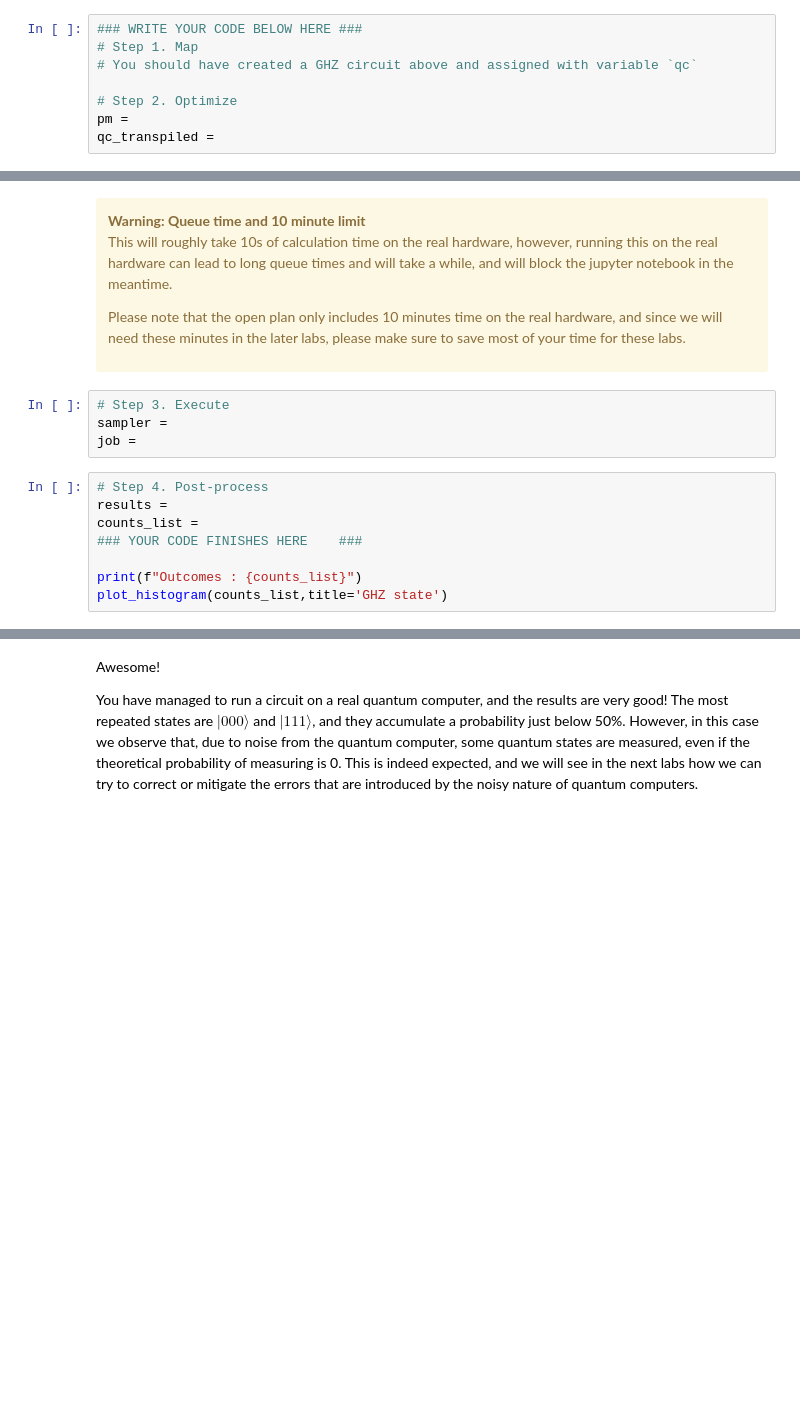
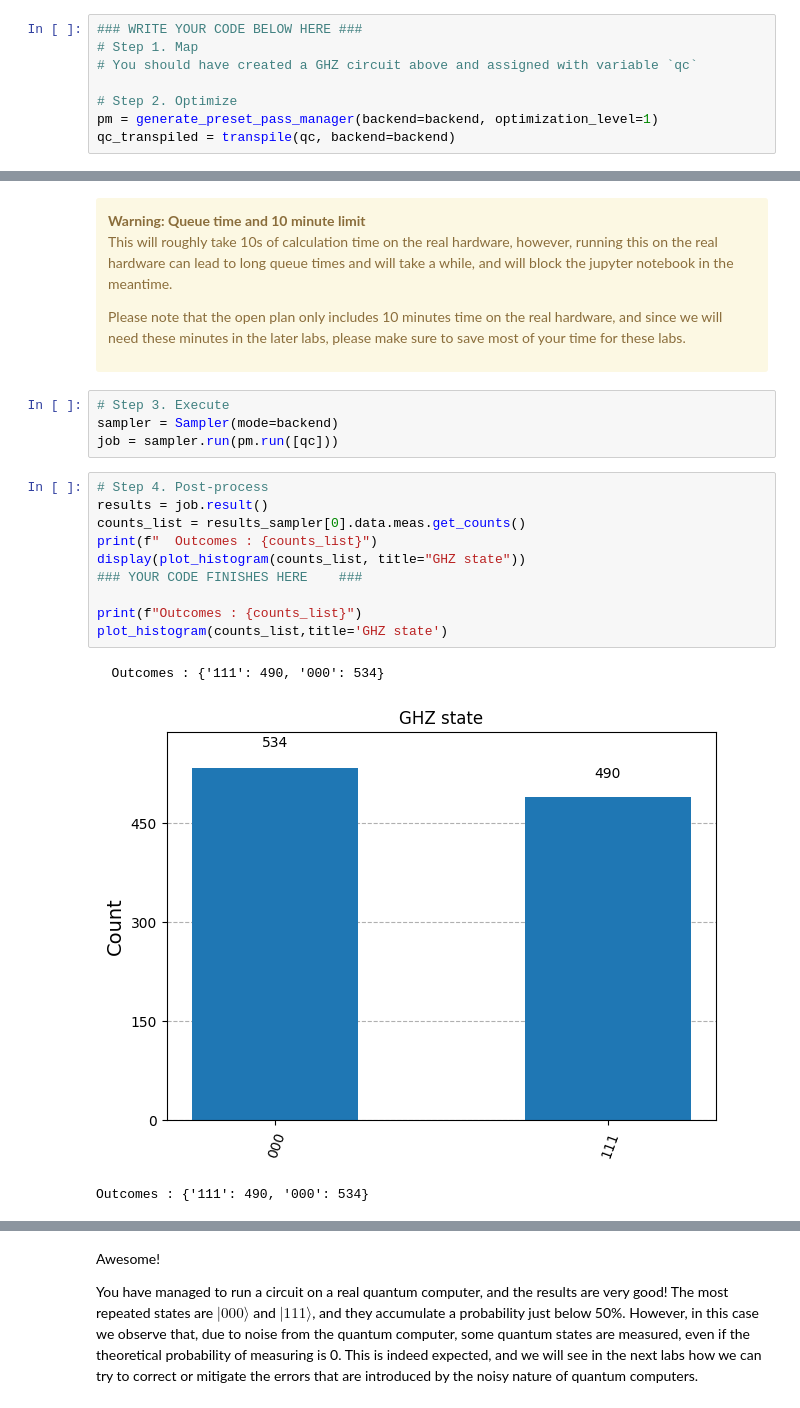
Before and after one commit to saxenaprajjwal/QGSS_2025, a Jupyter notebook: lab0.ipynb, the cells around one changed output, grey strips where cells are left out. Saved outputs shown, nothing was run; the diff lists cells and outputs as text; blank space fills up the shorter version.

```diff
--- a/lab0.ipynb
+++ b/lab0.ipynb
@@ -421,5 +421,5 @@ The next call illustrates how easy it is to execute quantum circuits on hardware
 # You should have created a GHZ circuit above and assigned with variable `qc`
 
 # Step 2. Optimize
-pm =
-qc_transpiled =
+pm = generate_preset_pass_manager(backend=backend, optimization_level=1)
+qc_transpiled = transpile(qc, backend=backend)
@@ -437,13 +435,19 @@ Please note that the open plan only includes 10 minutes time on the real hardwar
 </div>
 # %%
 # Step 3. Execute
-sampler =
-job =
+sampler = Sampler(mode=backend)
+job = sampler.run(pm.run([qc]))
 # %%
 # Step 4. Post-process
-results =
-counts_list =
+results = job.result()
+counts_list = results_sampler[0].data.meas.get_counts()
+print(f"  Outcomes : {counts_list}")
+display(plot_histogram(counts_list, title="GHZ state"))
 ### YOUR CODE FINISHES HERE    ###
 
 print(f"Outcomes : {counts_list}")
 plot_histogram(counts_list,title='GHZ state')
+# %% [output]
+  Outcomes : {'111': 490, '000': 534}
+[figure, added]
+Outcomes : {'111': 490, '000': 534}
```
Also changed, not shown: parts of 6 cells of this notebook.
